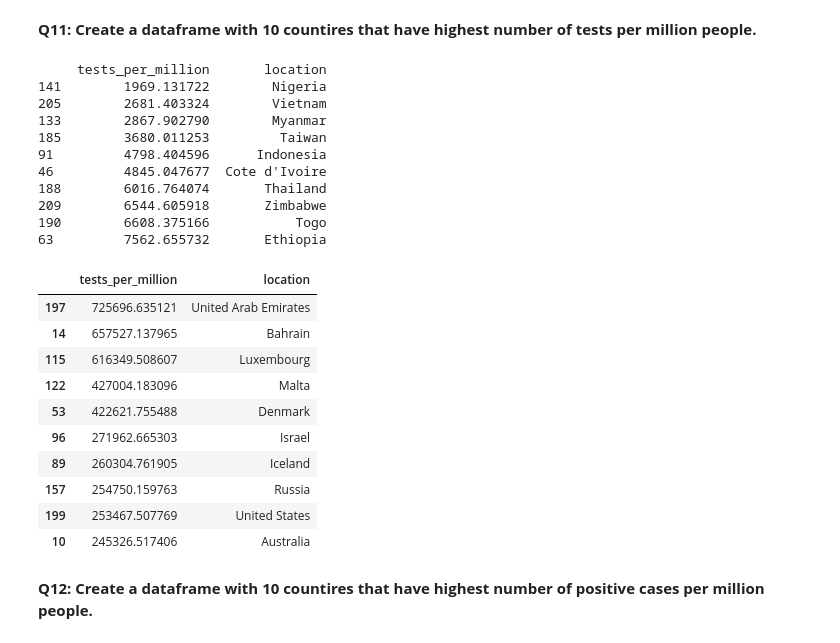
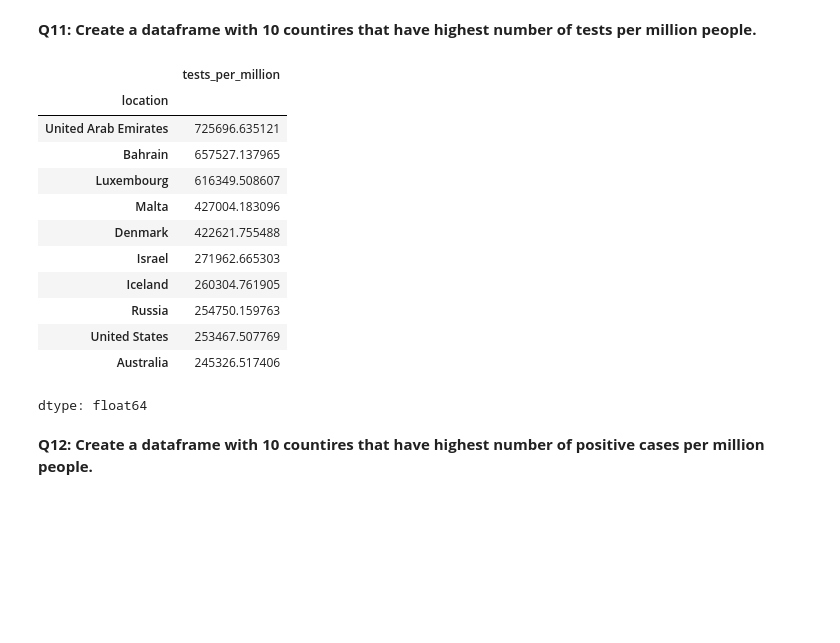
Before and after one commit to shakeelrifathcse/Data_analysis_pract_using_python, a Jupyter notebook: pandas_practice_assignment.ipynb, the cells around one changed output. Saved outputs shown, nothing was run; the diff lists cells and outputs as text; code cells hidden in the pictures; blank space fills up the shorter version.

```diff
--- a/pandas_practice_assignment.ipynb
+++ b/pandas_practice_assignment.ipynb
@@ -456,31 +488,20 @@ highest_tests_df = combined_df[["tests_per_million","location"]]
-# %%
-lowest = highest_tests_df.sort_values(by="tests_per_million",ascending = True).head(10)
-print(lowest)
-# %% [output]
-     tests_per_million       location
-141        1969.131722        Nigeria
-205        2681.403324        Vietnam
-133        2867.902790        Myanmar
-185        3680.011253         Taiwan
-91         4798.404596      Indonesia
-46         4845.047677  Cote d'Ivoire
-188        6016.764074       Thailand
-209        6544.605918       Zimbabwe
-190        6608.375166           Togo
-63         7562.655732       Ethiopia
 # %%
-highest_tests_df.sort_values(by="tests_per_million",ascending=False).head(10)
+highest_tests_df = combined_df.groupby("location")["tests_per_million"].sum()
+q = highest_tests_df.sort_values(ascending = False).head(10)
+q
 # %% [output]
-|  | tests_per_million | location |
-| 197 | 725696.635121 | United Arab Emirates |
-| 14 | 657527.137965 | Bahrain |
-| 115 | 616349.508607 | Luxembourg |
-| 122 | 427004.183096 | Malta |
-| 53 | 422621.755488 | Denmark |
-| 96 | 271962.665303 | Israel |
-| 89 | 260304.761905 | Iceland |
-| 157 | 254750.159763 | Russia |
-| 199 | 253467.507769 | United States |
-| 10 | 245326.517406 | Australia |
+|  | tests_per_million |
+| location |  |
+| United Arab Emirates | 725696.635121 |
+| Bahrain | 657527.137965 |
+| Luxembourg | 616349.508607 |
+| Malta | 427004.183096 |
+| Denmark | 422621.755488 |
+| Israel | 271962.665303 |
+| Iceland | 260304.761905 |
+| Russia | 254750.159763 |
+| United States | 253467.507769 |
+| Australia | 245326.517406 |
+dtype: float64
 # %% [markdown]
 **Q12: Create a dataframe with 10 countires that have highest number of positive cases per million people.**
```
Also changed, not shown: parts of 21 cells of this notebook.
